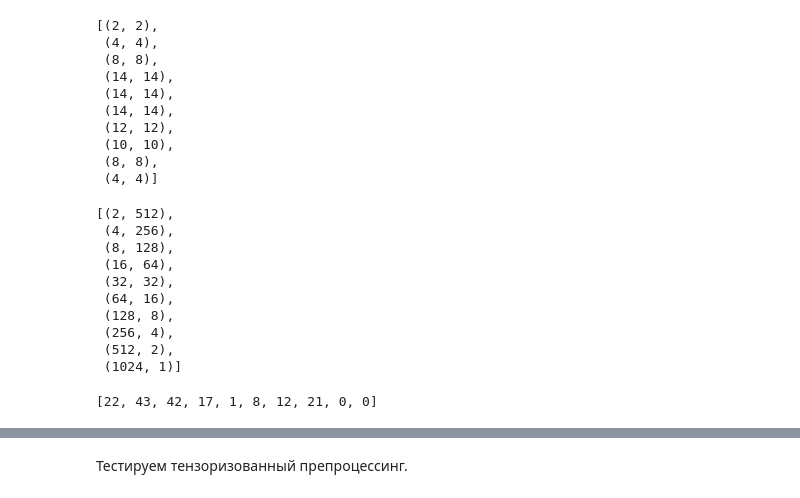
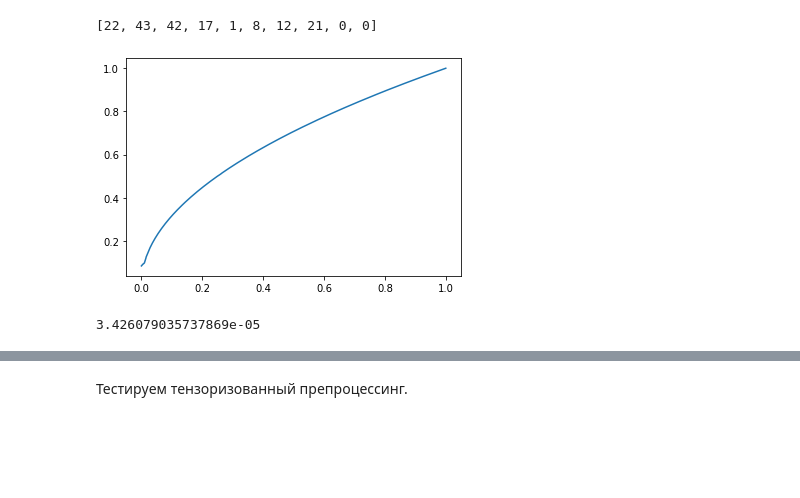
Before and after one commit to d1kolyadin/AMI_diploma, a Jupyter notebook: wtt-rpca-4 (utils test).ipynb, the cells around one changed output, grey strips where cells are left out. Saved outputs shown, nothing was run; the diff lists cells and outputs as text; code cells hidden in the pictures; blank space fills up the shorter version.

```diff
--- a/wtt-rpca-4 (utils test).ipynb
+++ b/wtt-rpca-4 (utils test).ipynb
@@ -14,39 +19,7 @@ right = 1
 signal = utils.values(np.sqrt, left, right, n)
 modes = [2] * d
 # %%
-filters, sparse_parts, ranks = utils.wtt_rpca_v3(
-    signal,
-    d,
-    modes,
-    ranks=None,
-    eps=1e-6,
-    lambda_scale=2.5,
-    verbose=False
-)
+preproc_1 = wrappers.RPCA_preprocessing_wrapper(1)
+
+low_rank, sparse_parts, _ = preproc_1.adjust(signal, d, modes, lambda_scale=2.5)
-# %%
-[u.shape for u in filters]
-# %% [output]
-[(2, 2),
- (4, 4),
- (8, 8),
- (14, 14),
- (14, 14),
- (14, 14),
- (12, 12),
- (10, 10),
- (8, 8),
- (4, 4)]
-# %%
-[u.shape for u in sparse_parts]
-# %% [output]
-[(2, 512),
- (4, 256),
- (8, 128),
- (16, 64),
- (32, 32),
- (64, 16),
- (128, 8),
- (256, 4),
- (512, 2),
- (1024, 1)]
 # %%
@@ -53,13 +27,13 @@ filters, sparse_parts, ranks = utils.wtt_rpca_v3(
 [u.data.size for u in sparse_parts]
 # %% [output]
 [22, 43, 42, 17, 1, 8, 12, 21, 0, 0]
+# %%
+plt.plot(np.linspace(left, right, n), low_rank)
+plt.show()
+# %% [output]
+[figure, added]
 # %%
-wtt_result = utils.wtt_apply_rpca_v3(
-    signal,
-    d,
-    filters,
-    sparse_parts,
-    modes,
-    ranks
-)
+np.linalg.norm(preproc_1.add_sparse_parts(low_rank) - signal) / np.linalg.norm(signal)
+# %% [output]
+3.426079035737869e-05
 # %%
```
Also changed, not shown: parts of 31 cells of this notebook, 7 other files.
